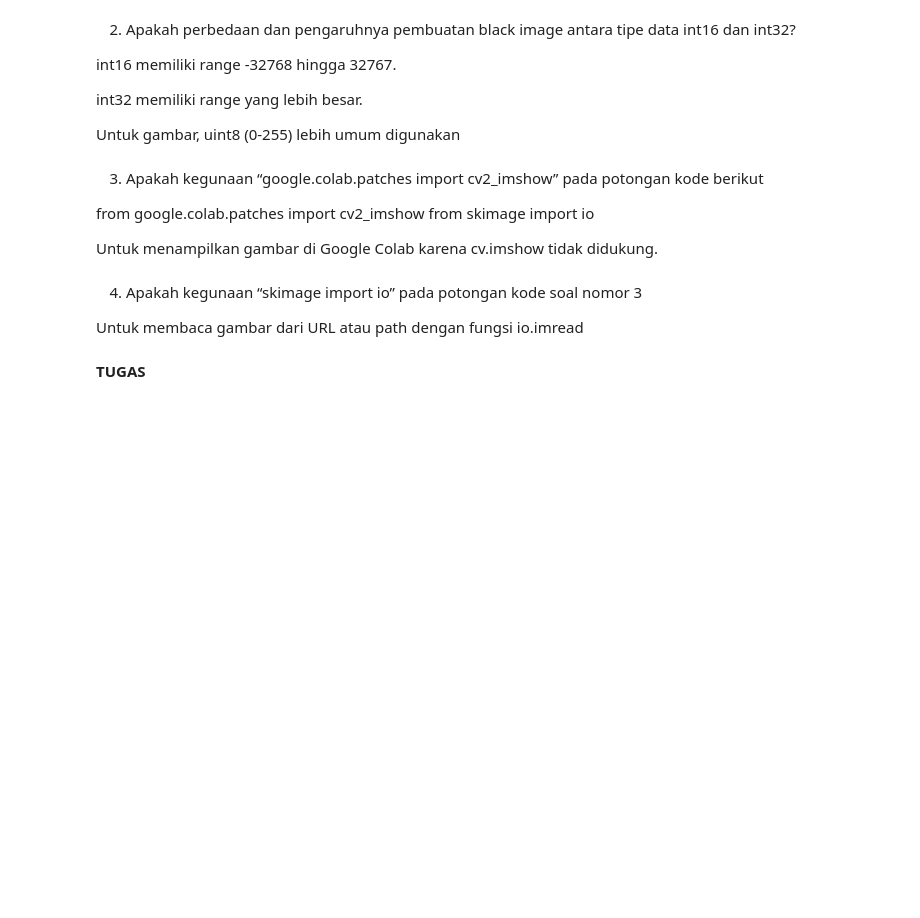
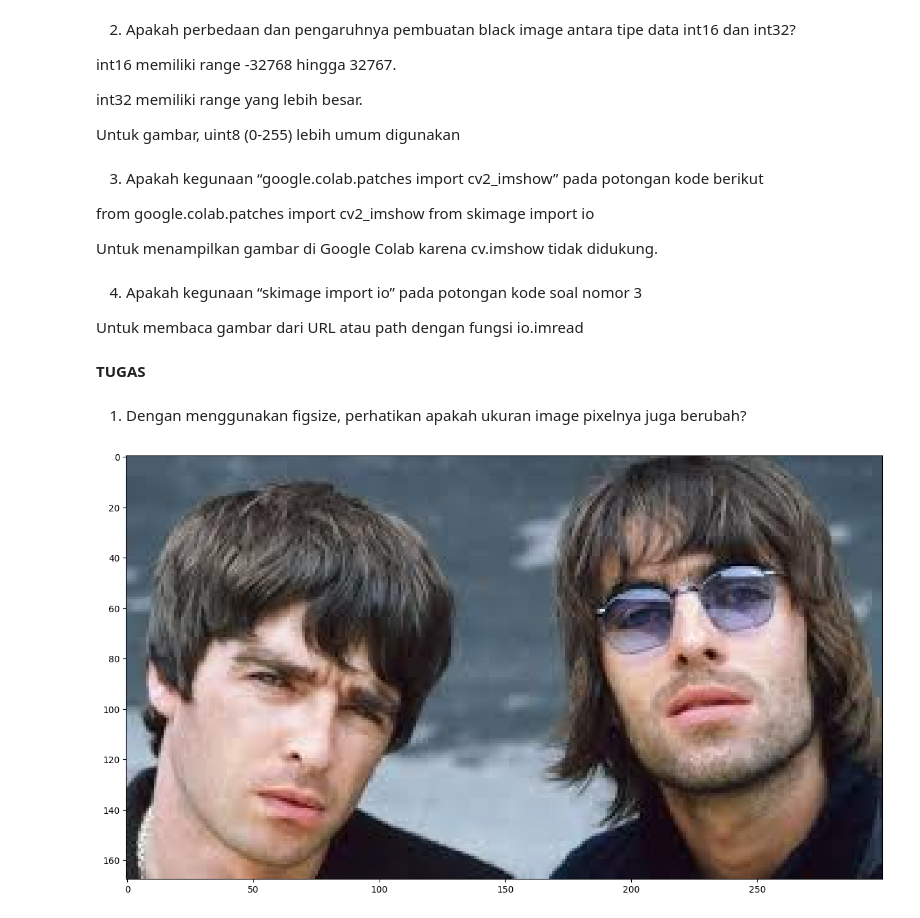
Before and after one commit to M-AdityoRahman/PCVK_Ganjil_2025, a Jupyter notebook: Week2.ipynb, the cells around one changed output. Saved outputs shown, nothing was run; the diff lists cells and outputs as text; code cells hidden in the pictures; blank space fills up the shorter version.

```diff
--- a/Week2.ipynb
+++ b/Week2.ipynb
@@ -149,3 +149,15 @@ Untuk menampilkan gambar di Google Colab karena cv.imshow tidak didukung.
 Untuk membaca gambar dari URL atau path dengan fungsi io.imread
 # %% [markdown]
 **TUGAS**
+# %% [markdown]
+1. Dengan menggunakan figsize, perhatikan apakah ukuran image pixelnya juga
+berubah?
+# %%
+img = cv.imread('/content/drive/MyDrive/PCVK/oasis.jpeg')
+img_rgb = cv.cvtColor(img, cv.COLOR_BGR2RGB)
+
+plt.figure(figsize=(15, 10))  # Ubah ukuran canvas
+plt.imshow(img_rgb)
+plt.show()
+# %% [output]
+[figure, added]
```
Also changed, not shown: parts of 18 cells of this notebook.
